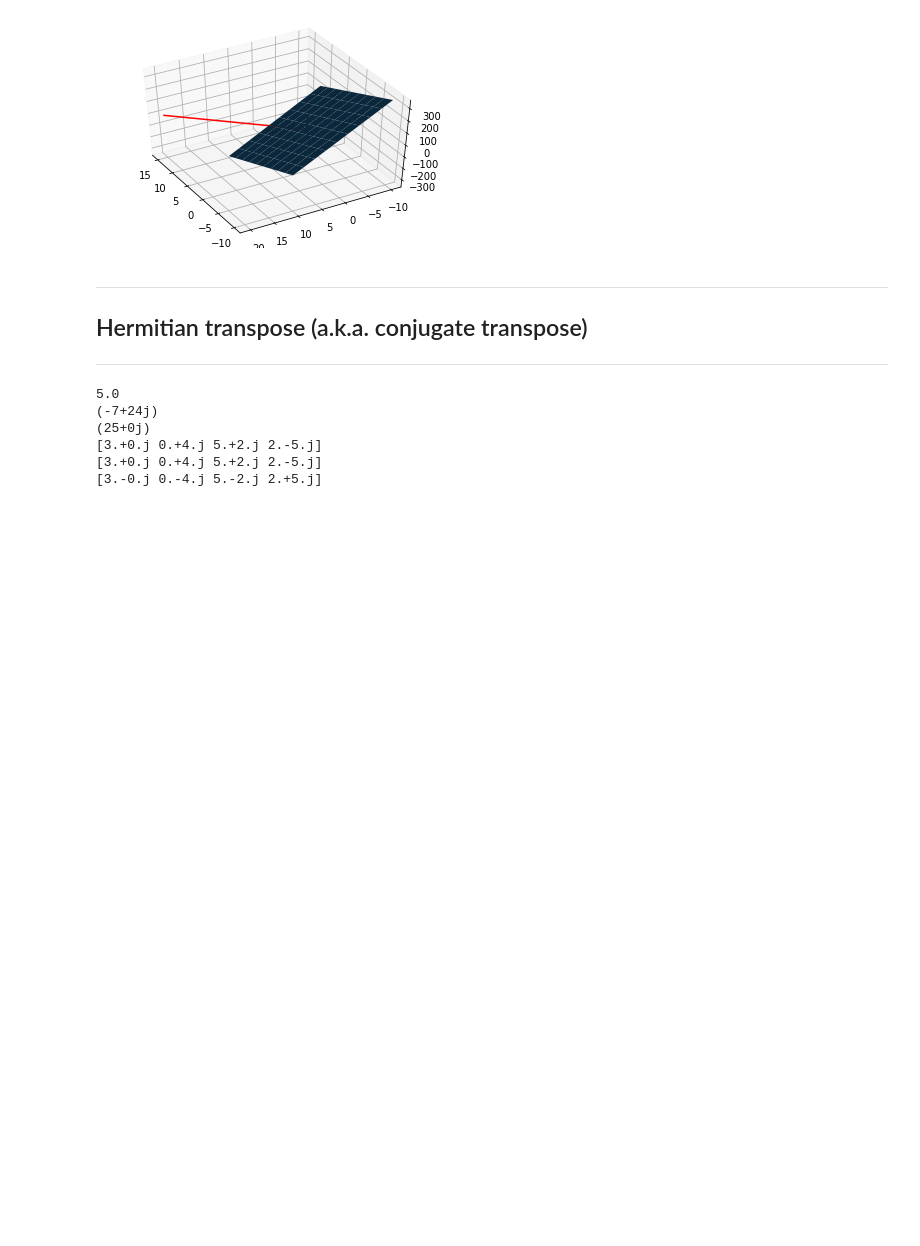
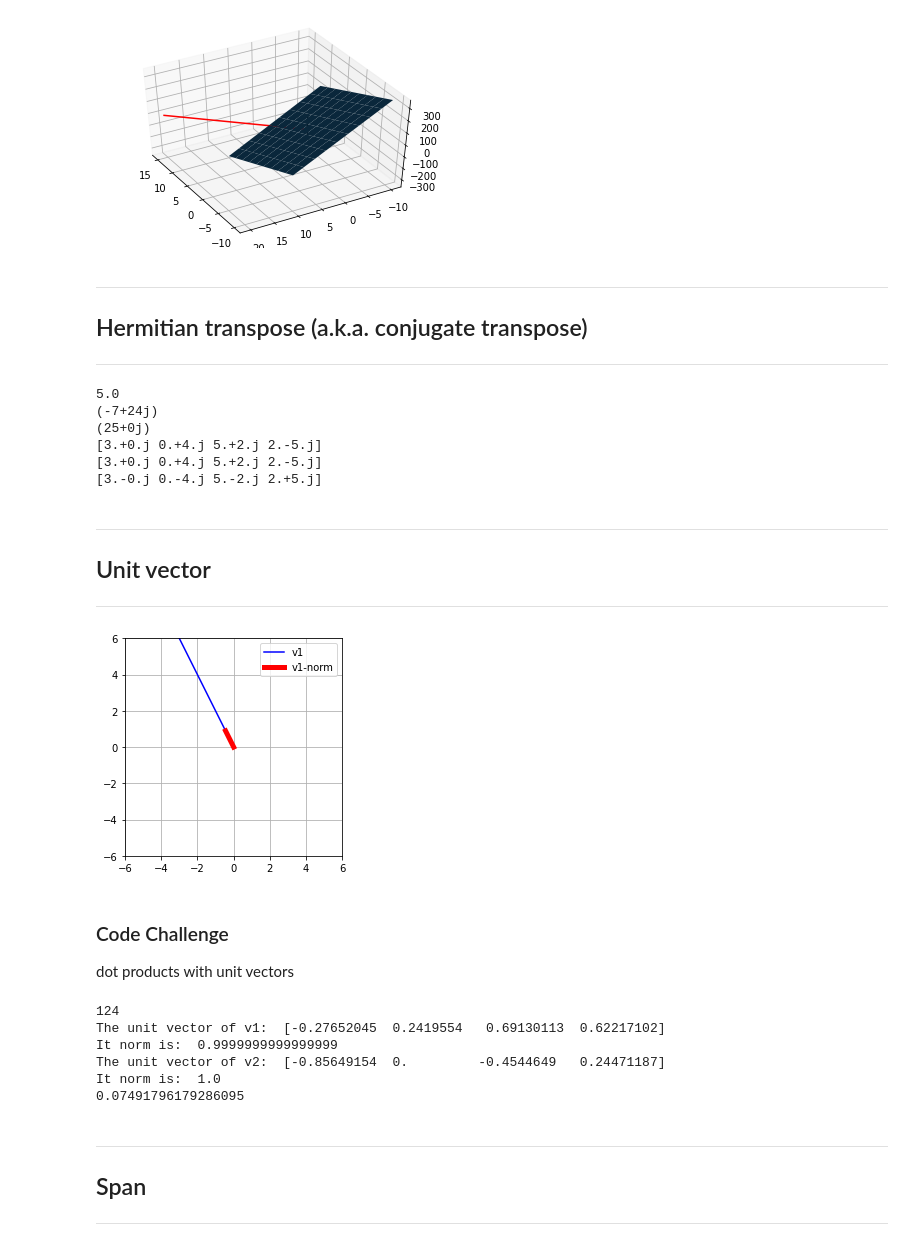
Before and after one commit to RocioLiu/ML_Resources, a Jupyter notebook: LinAlg_Sec2_Vectors.ipynb, the cells around one changed output. Drawn from its saved outputs; the diff is of its cells as text; code cells hidden in the pictures; blank space fills up the shorter version.

```diff
--- a/LinAlg_Sec2_Vectors.ipynb
+++ b/LinAlg_Sec2_Vectors.ipynb
@@ -393,3 +393,66 @@ print(np.transpose(v.conjugate()))
 [3.+0.j 0.+4.j 5.+2.j 2.-5.j]
 [3.+0.j 0.+4.j 5.+2.j 2.-5.j]
 [3.-0.j 0.-4.j 5.-2.j 2.+5.j]
+# %% [markdown]
+---
+## Unit vector
+---
+# %%
+# vector
+v1 = np.array([-3, 6])
+
+# mu
+mu = 1/np.linalg.norm(v1)
+
+v1n = v1*mu
+
+# plot them
+plt.plot([0, v1[0]],[0, v1[1]],'b',label='v1')
+h=plt.plot([0, v1n[0]],[0, v1n[1]],'r',label='v1-norm')
+plt.setp(h,linewidth=5)
+
+# axis square
+plt.axis('square')
+plt.axis((-6, 6, -6, 6))
+plt.grid()
+plt.legend()
+plt.show()
+# %% [output]
+[figure, added]
+# %% [markdown]
+### Code Challenge
+dot products with unit vectors
+# %%
+# Create two random-integer vectors (R4)
+n=4
+v1 = (20*np.random.randn(n)).astype(int)
+v2 = (20*np.random.randn(n)).astype(int)
+
+# Compute the length of the individual vectors, and magnitude their dot product
+v1n = np.linalg.norm(v1)
+v2n = np.linalg.norm(v2)
+print(np.dot(v1, v2))
+
+# "Normalize" the vectors (creating unit vectors along the same directions as the oiriginal two vectors)
+v1u = (v1/v1n)
+v2u = (v2/v2n)
+v1un = np.linalg.norm(v1u)
+v2un = np.linalg.norm(v2u)
+print("The unit vector of v1: ", v1u)
+print("Its norm is: ", v1un)
+print("The unit vector of v2: ", v2u)
+print("Its norm is: ", v2un)
+
+# Compute the magnitude of that dot product
+print(np.dot(v1u, v2u))
+# %% [output]
+124
+The unit vector of v1:  [-0.27652045  0.2419554   0.69130113  0.62217102]
+It norm is:  0.9999999999999999
+The unit vector of v2:  [-0.85649154  0.         -0.4544649   0.24471187]
+It norm is:  1.0
+0.07491796179286095
+# %% [markdown]
+---
+## Span
+---
```
